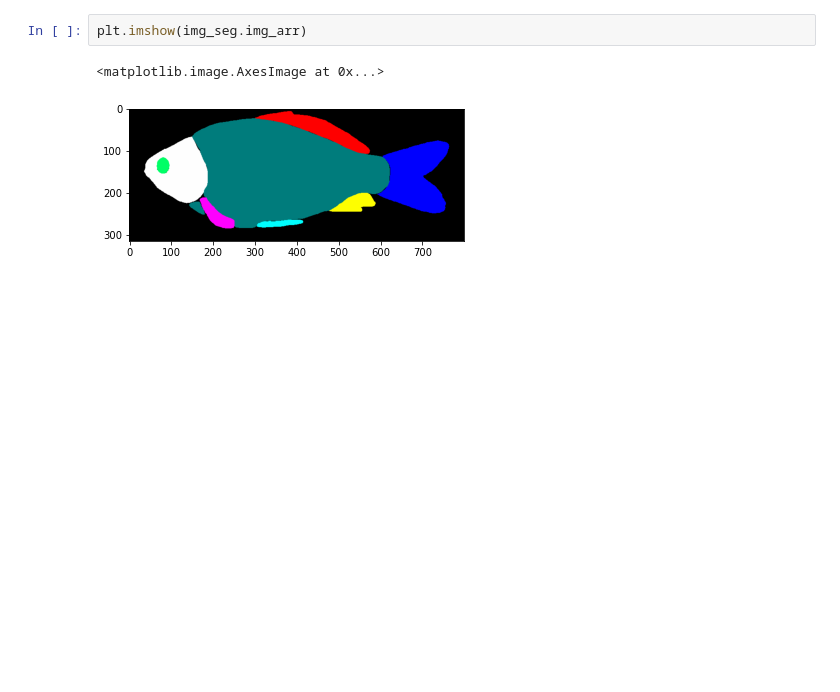
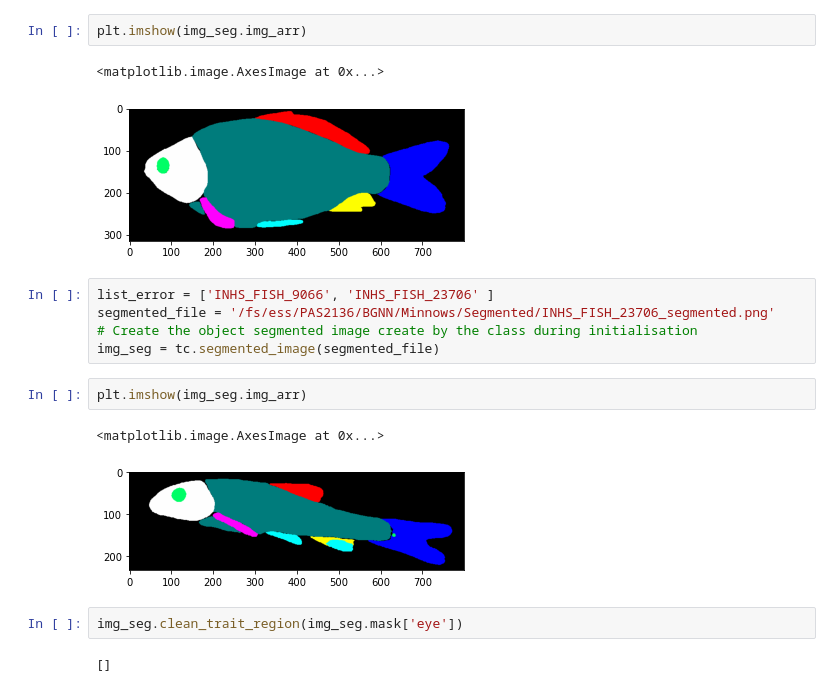
Before and after one commit to hdr-bgnn/Morphology-analysis, a Jupyter notebook: Scripts/Morphology_dev.ipynb, the cells around one changed output. Saved outputs shown, nothing was run; the diff lists cells and outputs as text; blank space fills up the shorter version.

Commit message:
fix bug relate to missing traits cases

```diff
--- a/Scripts/Morphology_dev.ipynb
+++ b/Scripts/Morphology_dev.ipynb
@@ -726,3 +723,17 @@ plt.imshow(img_seg.img_arr)
 # %% [output]
 <matplotlib.image.AxesImage at 0x...>
 [figure]
+# %%
+list_error = ['INHS_FISH_9066', 'INHS_FISH_23706' ]
+segmented_file = '/fs/ess/PAS2136/BGNN/Minnows/Segmented/INHS_FISH_23706_segmented.png'
+# Create the object segmented image create by the class during initialisation
+img_seg = tc.segmented_image(segmented_file)
+# %%
+plt.imshow(img_seg.img_arr)
+# %% [output]
+<matplotlib.image.AxesImage at 0x...>
+[figure, added]
+# %%
+img_seg.clean_trait_region(img_seg.mask['eye'])
+# %% [output]
+[]
```
Also changed, not shown: parts of 10 cells of this notebook, 1 other file.
